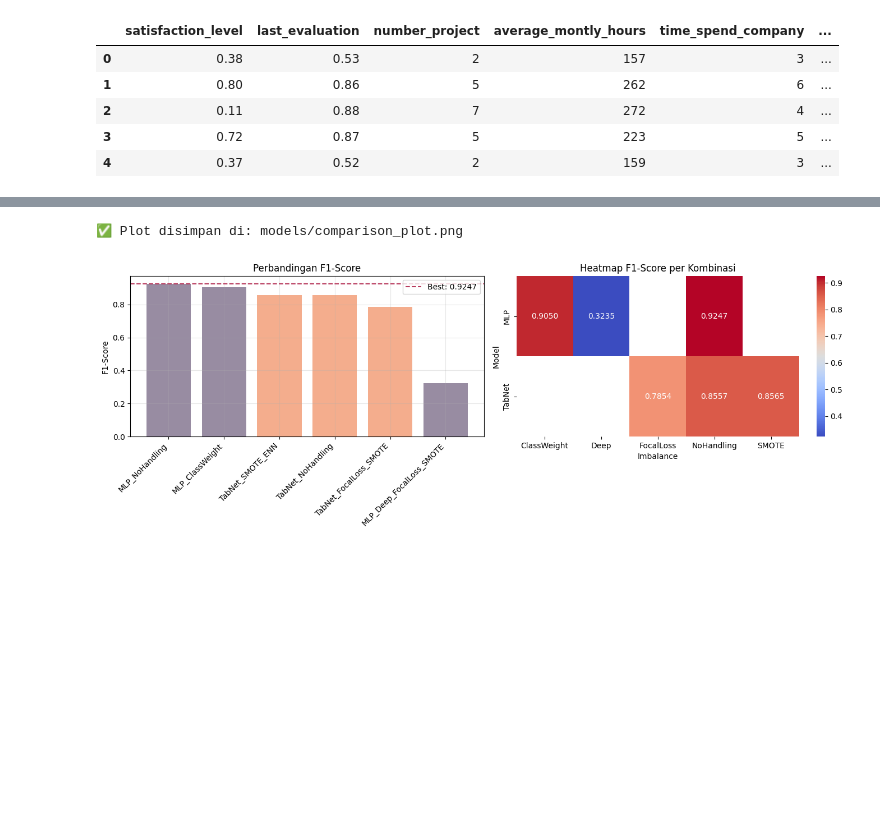
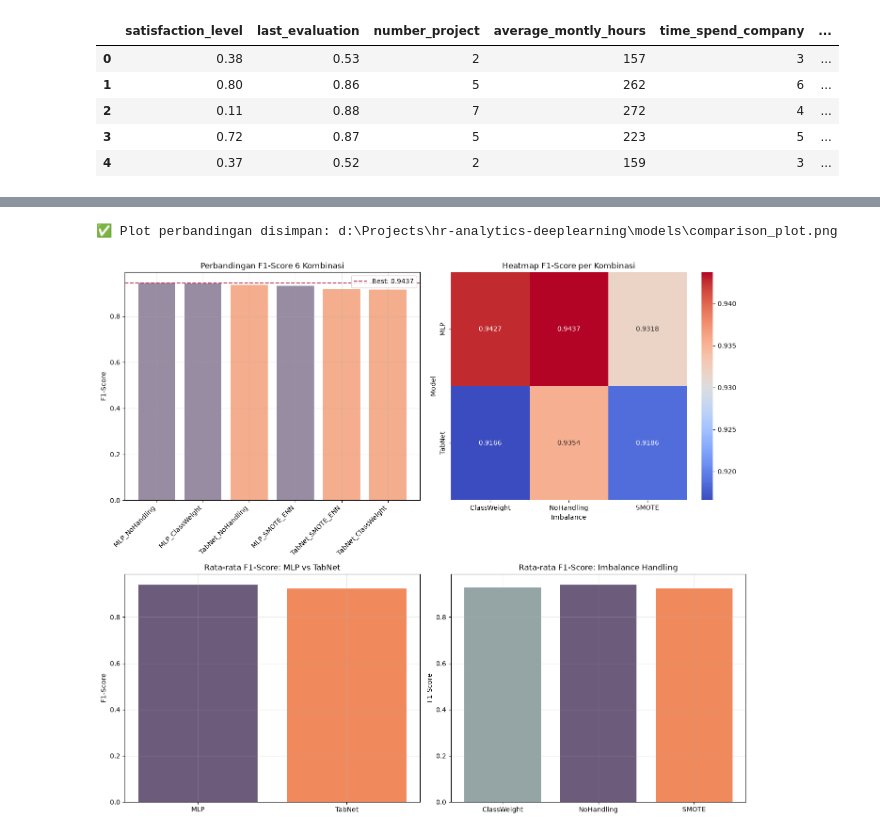
Before and after one commit to iltizamhasan3/hr-analytics-deeplearning, a Jupyter notebook: notebooks/train_models.ipynb, the cells around one changed output, grey strips where cells are left out. Drawn from its saved outputs; the diff is of its cells as text; code cells hidden in the pictures; blank space fills up the shorter version.

```diff
--- a/notebooks/train_models.ipynb
+++ b/notebooks/train_models.ipynb
@@ -54,9 +54,9 @@ def focal_loss(gamma=2.0, alpha=0.25):
     def focal_loss_fixed(y_true, y_pred):
         epsilon = tf.keras.backend.epsilon()
         y_pred = tf.clip_by_value(y_pred, epsilon, 1. - epsilon)
-        cross_entropy = -y_true * tf.math.log(y_pred)
+        bce = -y_true * tf.math.log(y_pred) - (1 - y_true) * tf.math.log(1 - y_pred)
         weight = alpha * tf.pow(1 - y_pred, gamma) * y_true + (1 - alpha) * tf.pow(y_pred, gamma) * (1 - y_true)
-        return tf.reduce_mean(weight * cross_entropy)
+        return tf.reduce_mean(weight * bce)
     return focal_loss_fixed
 
 print("✅ Focal Loss function siap")
@@ -631,6 +534,8 @@ Stop training because you reached max_epochs = 100 with best_epoch = 4 and best_
 print("=" * 60)
 print("PERBANDINGAN 6 KOMBINASI")
 print("=" * 60)
+
+all_results = {**mlp_results, **tabnet_results}
 
 comparison_df = pd.DataFrame({
     'Kombinasi': list(all_results.keys()),
@@ -647,10 +552,13 @@ comparison_df = pd.DataFrame({
 comparison_df = comparison_df.sort_values('F1-Score', ascending=False)
 display(comparison_df)
 
-# Simpan ke CSV
-os.makedirs('../models', exist_ok=True)
-comparison_df.to_csv('../models/comparison_results.csv', index=False)
-print("\n✅ Hasil perbandingan disimpan di: models/comparison_results.csv")
+# Simpan
+ROOT_DIR = os.path.dirname(os.getcwd())
+MODELS_DIR = os.path.join(ROOT_DIR, "models")
+os.makedirs(MODELS_DIR, exist_ok=True)
+
+comparison_df.to_csv(os.path.join(MODELS_DIR, 'comparison_results.csv'), index=False)
+print(f"\n✅ Hasil perbandingan disimpan: {os.path.join(MODELS_DIR, 'comparison_results.csv')}")
 # %% [output]
 ============================================================
 PERBANDINGAN 6 KOMBINASI
@@ -666,30 +574,45 @@ PERBANDINGAN 6 KOMBINASI
 # %%
 # ============================================
 # VISUALISASI PERBANDINGAN
 # ============================================
 
-fig, axes = plt.subplots(1, 2, figsize=(14, 5))
+fig, axes = plt.subplots(2, 2, figsize=(14, 12))
 
-# Bar chart F1-Score
+# 1. Bar Chart F1-Score
 colors = ['#6c5b7b' if 'MLP' in k else '#f08a5d' for k in comparison_df['Kombinasi']]
-bars = axes[0].bar(comparison_df['Kombinasi'], comparison_df['F1-Score'], color=colors, alpha=0.7)
-axes[0].set_xticklabels(comparison_df['Kombinasi'], rotation=45, ha='right')
-axes[0].set_ylabel('F1-Score')
-axes[0].set_title('Perbandingan F1-Score')
-axes[0].axhline(y=comparison_df['F1-Score'].max(), color='#b83b5e', linestyle='--',
+axes[0, 0].bar(comparison_df['Kombinasi'], comparison_df['F1-Score'], color=colors, alpha=0.7)
+axes[0, 0].set_xticklabels(comparison_df['Kombinasi'], rotation=45, ha='right')
+axes[0, 0].set_ylabel('F1-Score')
+axes[0, 0].set_title('Perbandingan F1-Score 6 Kombinasi')
+axes[0, 0].axhline(y=comparison_df['F1-Score'].max(), color='#b83b5e', linestyle='--',
                 label=f"Best: {comparison_df['F1-Score'].max():.4f}")
-axes[0].legend()
-axes[0].grid(True, alpha=0.3)
+axes[0, 0].legend()
+axes[0, 0].grid(True, alpha=0.3)
 
-# Heatmap
+# 2. Heatmap
 pivot = comparison_df.pivot_table(index='Model', columns='Imbalance', values='F1-Score')
-sns.heatmap(pivot, annot=True, fmt='.4f', cmap='coolwarm', ax=axes[1])
-axes[1].set_title('Heatmap F1-Score per Kombinasi')
+sns.heatmap(pivot, annot=True, fmt='.4f', cmap='coolwarm', ax=axes[0, 1])
+axes[0, 1].set_title('Heatmap F1-Score per Kombinasi')
+
+# 3. Perbandingan Model
+model_comp = comparison_df.groupby('Model').agg({'F1-Score': 'mean'}).reset_index()
+axes[1, 0].bar(model_comp['Model'], model_comp['F1-Score'], color=['#6c5b7b', '#f08a5d'])
+axes[1, 0].set_title('Rata-rata F1-Score: MLP vs TabNet')
+axes[1, 0].set_ylabel('F1-Score')
+axes[1, 0].grid(True, alpha=0.3)
+
+# 4. Perbandingan Imbalance Handling
+imbalance_comp = comparison_df.groupby('Imbalance').agg({'F1-Score': 'mean'}).reset_index()
+axes[1, 1].bar(imbalance_comp['Imbalance'], imbalance_comp['F1-Score'],
+               color=['#95a5a6', '#6c5b7b', '#f08a5d'])
+axes[1, 1].set_title('Rata-rata F1-Score: Imbalance Handling')
+axes[1, 1].set_ylabel('F1-Score')
+axes[1, 1].grid(True, alpha=0.3)
 
 plt.tight_layout()
-plt.savefig('../models/comparison_plot.png', dpi=150)
-print("✅ Plot disimpan di: models/comparison_plot.png")
+plt.savefig(os.path.join(MODELS_DIR, 'comparison_plot.png'), dpi=150)
+print(f"✅ Plot perbandingan disimpan: {os.path.join(MODELS_DIR, 'comparison_plot.png')}")
 plt.show()
 # %% [output]
-✅ Plot disimpan di: models/comparison_plot.png
+✅ Plot perbandingan disimpan: d:\Projects\hr-analytics-deeplearning\models\comparison_plot.png
-[figure, old version]
+[figure, new version]
```
Also changed, not shown: parts of 15 cells of this notebook, 16 other files.
